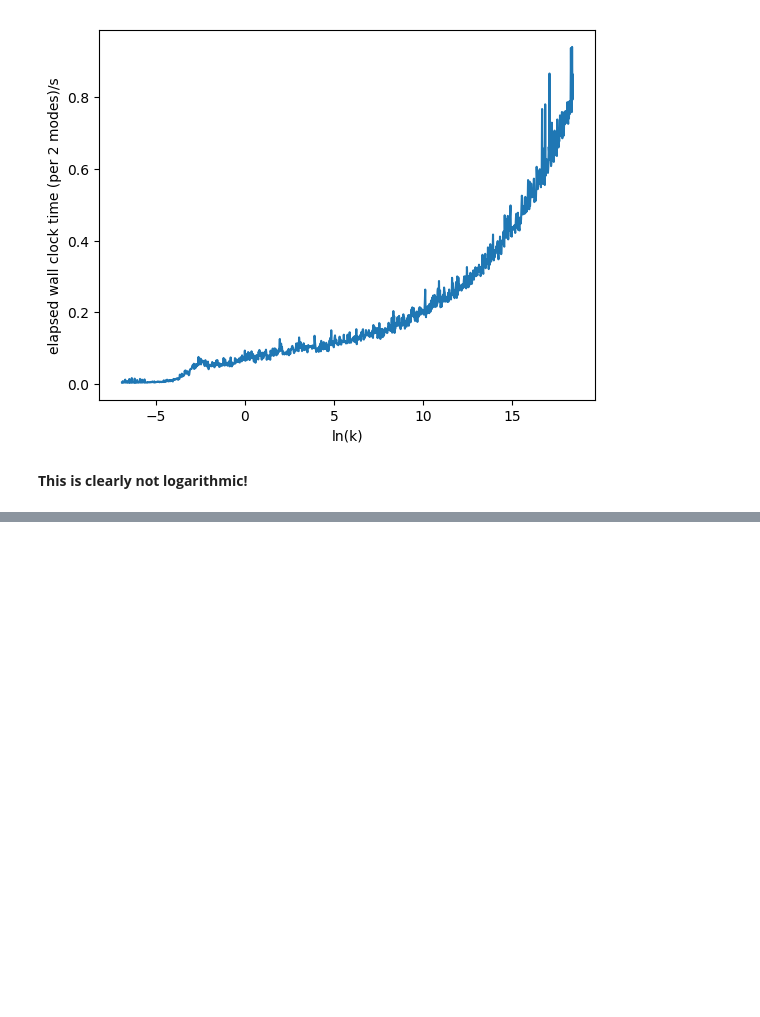
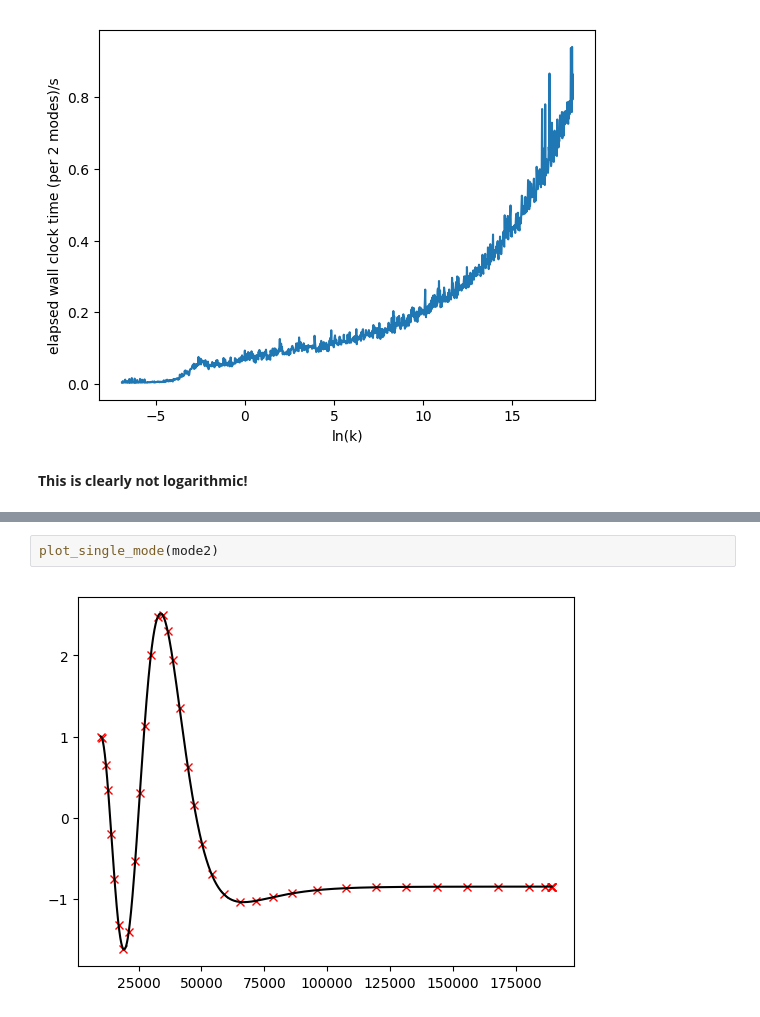
Before and after one commit to fruzsinaagocs/oscode, a Jupyter notebook: plots.ipynb, the cells around one changed output, grey strips where cells are left out. Drawn from its saved outputs; the diff is of its cells as text; blank space fills up the shorter version.

```diff
--- a/plots.ipynb
+++ b/plots.ipynb
@@ -121,0 +149,4 @@ plot_time([pps6,pps3])
+# %%
+plot_single_mode(mode2)
+# %% [output]
+[figure, added]
```
Also changed, not shown: parts of 15 cells of this notebook, 3 other files.
